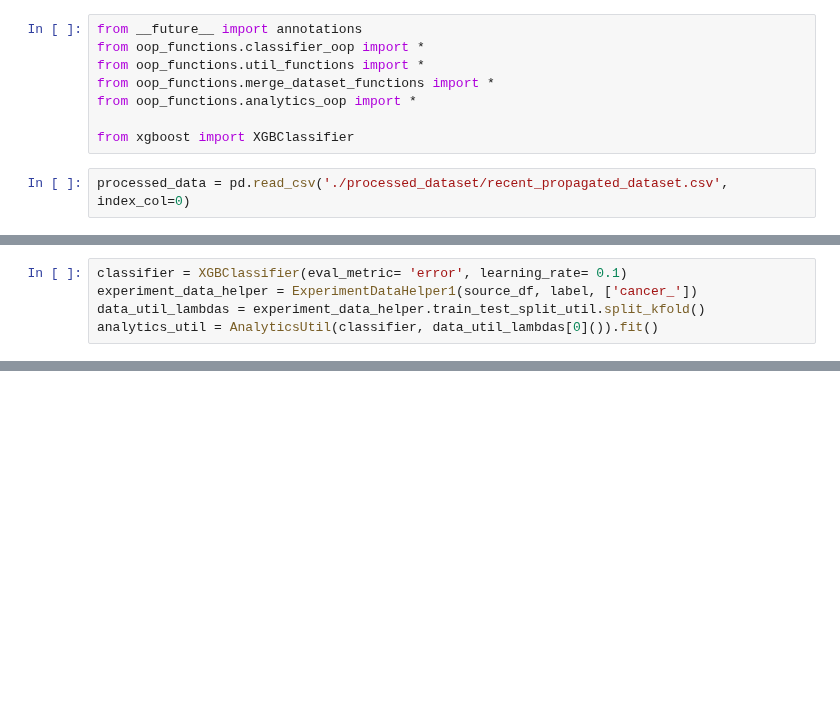
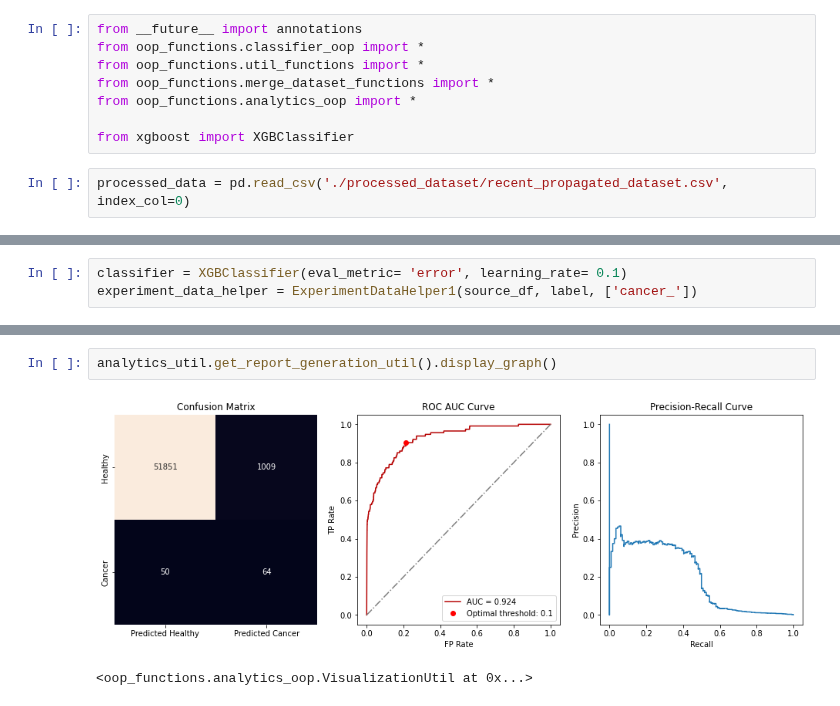
Before and after one commit to fedorenkood/ovarian_cancer_models, a Jupyter notebook: testing.ipynb, the cells around one changed output, grey strips where cells are left out. Saved outputs shown, nothing was run; the diff lists cells and outputs as text; blank space fills up the shorter version.

Commit message:
tested oop on real data

```diff
--- a/testing.ipynb
+++ b/testing.ipynb
@@ -15,5 +55,3 @@ source_df = resample_class(processed_data, label, 0, 20000)
 # %%
 classifier = XGBClassifier(eval_metric= 'error', learning_rate= 0.1)
 experiment_data_helper = ExperimentDataHelper1(source_df, label, ['cancer_'])
-data_util_lambdas = experiment_data_helper.train_test_split_util.split_kfold()
-analytics_util = AnalyticsUtil(classifier, data_util_lambdas[0]()).fit()
@@ -19,0 +82,5 @@ analytics_util = AnalyticsUtil(classifier, data_util_lambdas[0]()).fit()
+# %%
+analytics_util.get_report_generation_util().display_graph()
+# %% [output]
+[figure, added]
+<oop_functions.analytics_oop.VisualizationUtil at 0x...>
```
Also changed, not shown: parts of 7 cells of this notebook, 5 other files.
